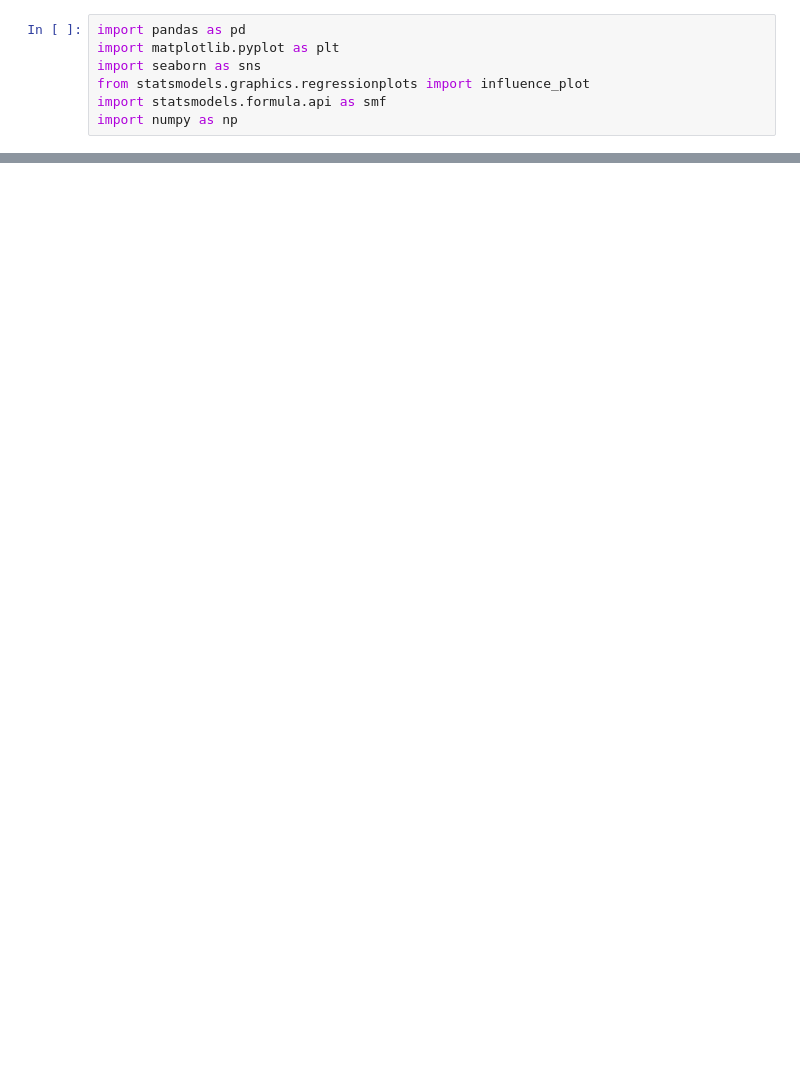
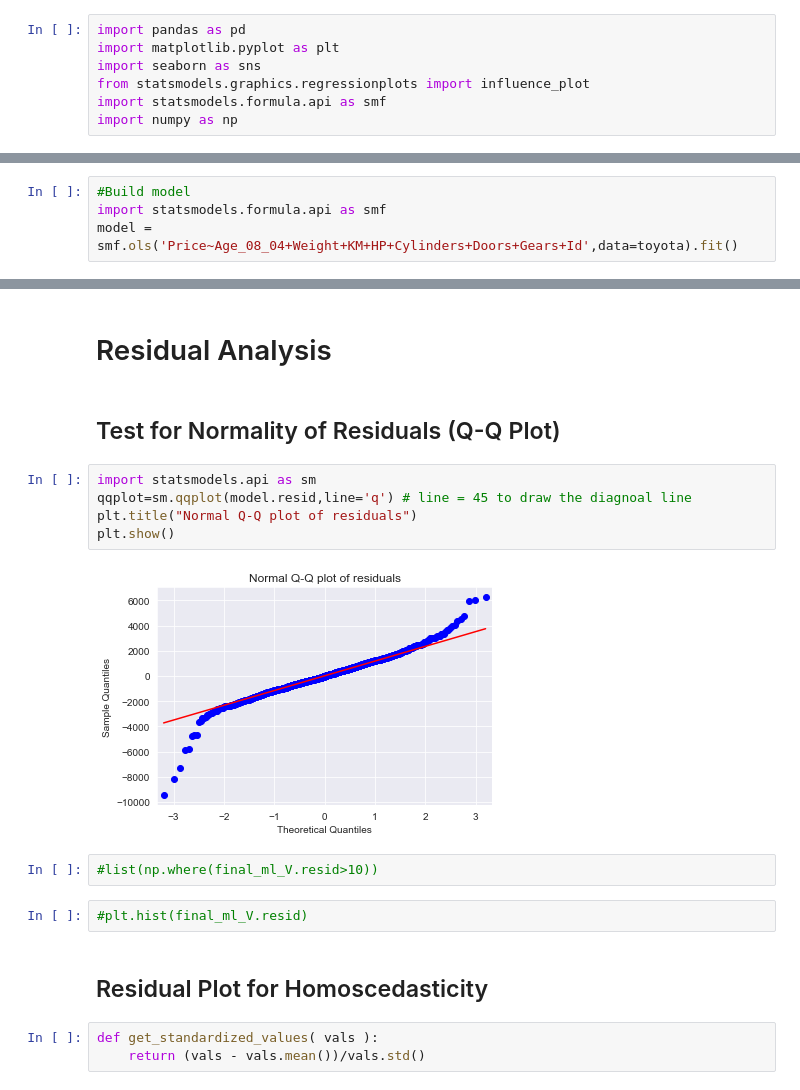
Before and after one commit to Meghagaik/Assignments, a Jupyter notebook: MultiLinearRegression_Toyota Corolla.ipynb, the cells around one changed output, grey strips where cells are left out. Saved outputs shown, nothing was run; the diff lists cells and outputs as text; blank space fills up the shorter version.

```diff
--- a/MultiLinearRegression_Toyota Corolla.ipynb
+++ b/MultiLinearRegression_Toyota Corolla.ipynb
@@ -17,0 +80,4 @@ NameError: name 'data1' is not defined
+# %%
+#Build model
+import statsmodels.formula.api as smf
+model = smf.ols('Price~Age_08_04+Weight+KM+HP+Cylinders+Doors+Gears+Id',data=toyota).fit()
@@ -17,0 +247,20 @@ NameError: name 'data1' is not defined
+# %% [markdown]
+# Residual Analysis
+# %% [markdown]
+## Test for Normality of Residuals (Q-Q Plot)
+# %%
+import statsmodels.api as sm
+qqplot=sm.qqplot(model.resid,line='q') # line = 45 to draw the diagnoal line
+plt.title("Normal Q-Q plot of residuals")
+plt.show()
+# %% [output]
+[figure, added]
+# %%
+#list(np.where(final_ml_V.resid>10))
+# %%
+#plt.hist(final_ml_V.resid)
+# %% [markdown]
+## Residual Plot for Homoscedasticity
+# %%
+def get_standardized_values( vals ):
+    return (vals - vals.mean())/vals.std()
```
Also changed, not shown: parts of 81 cells of this notebook.
